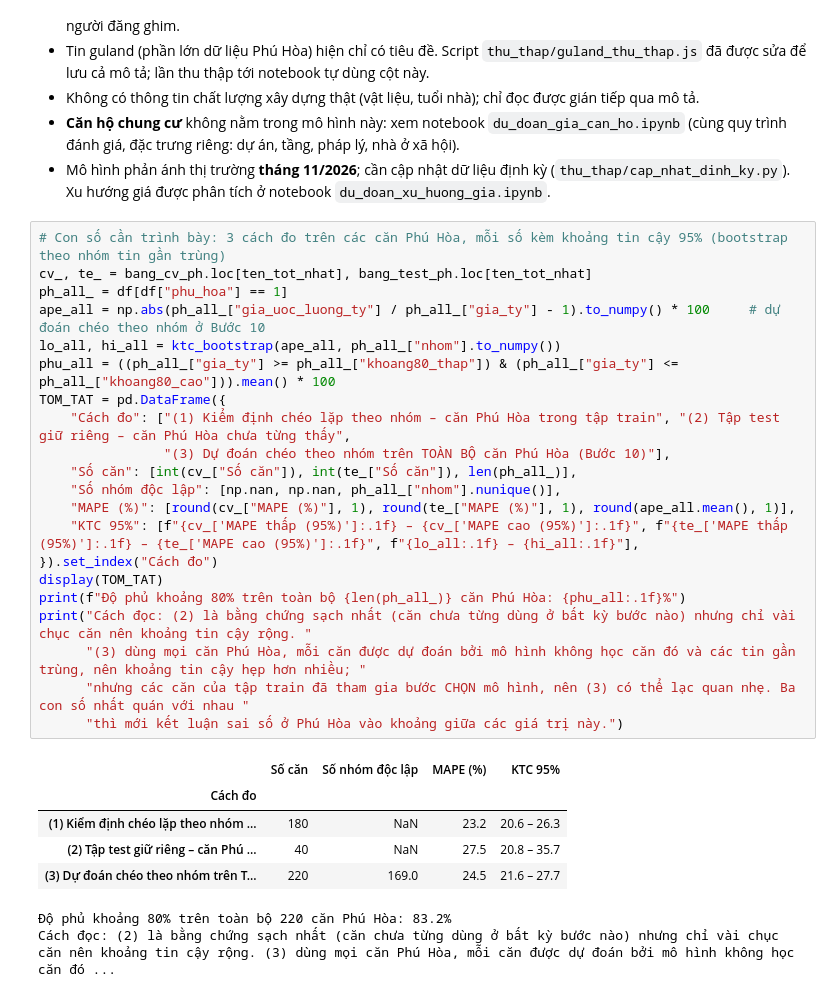
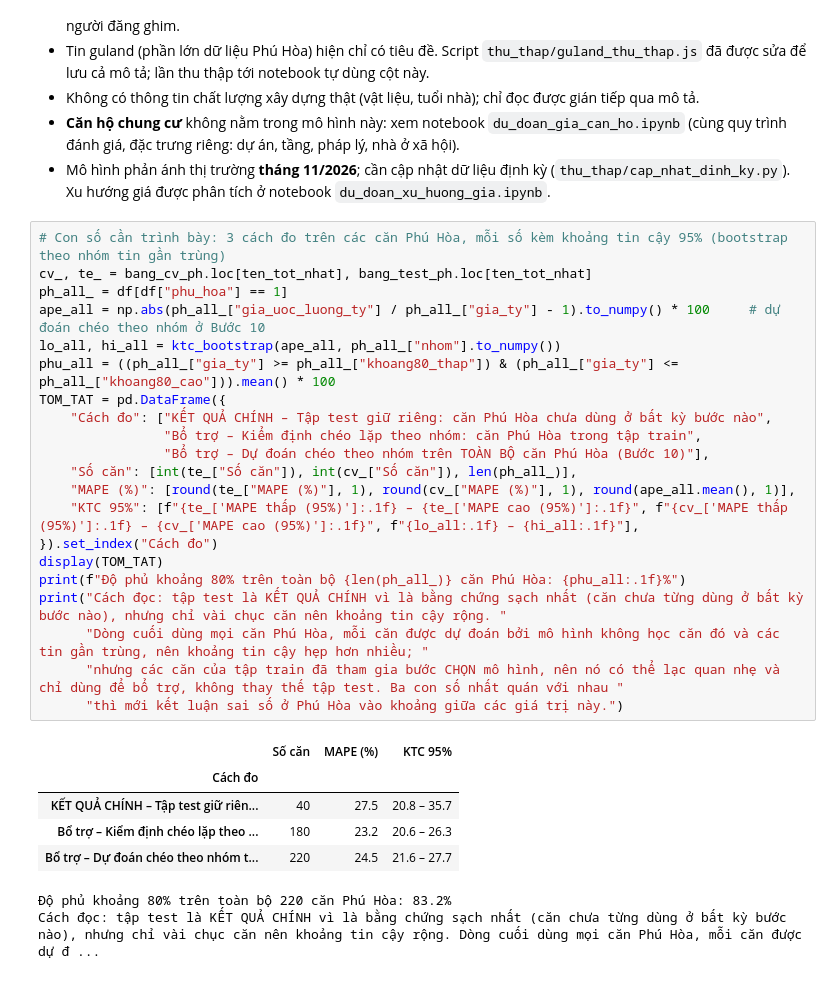
Before and after one commit to 2324801030095-cloud/Project_Du-doan-gia-nha, a Jupyter notebook: notebooks/2324801030095.ipynb, the cells around one changed output. Saved outputs shown, nothing was run; the diff lists cells and outputs as text.

```diff
--- a/notebooks/2324801030095.ipynb
+++ b/notebooks/2324801030095.ipynb
@@ -1133,29 +1157,29 @@ pd.DataFrame({k: du_doan_gia(**v) for k, v in vi_du.items()}).T
 # %%
 # Con số cần trình bày: 3 cách đo trên các căn Phú Hòa, mỗi số kèm khoảng tin cậy 95% (bootstrap theo nhóm tin gần trùng)
 cv_, te_ = bang_cv_ph.loc[ten_tot_nhat], bang_test_ph.loc[ten_tot_nhat]
 ph_all_ = df[df["phu_hoa"] == 1]
 ape_all = np.abs(ph_all_["gia_uoc_luong_ty"] / ph_all_["gia_ty"] - 1).to_numpy() * 100     # dự đoán chéo theo nhóm ở Bước 10
 lo_all, hi_all = ktc_bootstrap(ape_all, ph_all_["nhom"].to_numpy())
 phu_all = ((ph_all_["gia_ty"] >= ph_all_["khoang80_thap"]) & (ph_all_["gia_ty"] <= ph_all_["khoang80_cao"])).mean() * 100
 TOM_TAT = pd.DataFrame({
-    "Cách đo": ["(1) Kiểm định chéo lặp theo nhóm – căn Phú Hòa trong tập train", "(2) Tập test giữ riêng – căn Phú Hòa chưa từng thấy",
-                "(3) Dự đoán chéo theo nhóm trên TOÀN BỘ căn Phú Hòa (Bước 10)"],
-    "Số căn": [int(cv_["Số căn"]), int(te_["Số căn"]), len(ph_all_)],
-    "Số nhóm độc lập": [np.nan, np.nan, ph_all_["nhom"].nunique()],
-    "MAPE (%)": [round(cv_["MAPE (%)"], 1), round(te_["MAPE (%)"], 1), round(ape_all.mean(), 1)],
-    "KTC 95%": [f"{cv_['MAPE thấp (95%)']:.1f} – {cv_['MAPE cao (95%)']:.1f}", f"{te_['MAPE thấp (95%)']:.1f} – {te_['MAPE cao (95%)']:.1f}", f"{lo_all:.1f} – {hi_all:.1f}"],
+    "Cách đo": ["KẾT QUẢ CHÍNH – Tập test giữ riêng: căn Phú Hòa chưa dùng ở bất kỳ bước nào",
+                "Bổ trợ – Kiểm định chéo lặp theo nhóm: căn Phú Hòa trong tập train",
+                "Bổ trợ – Dự đoán chéo theo nhóm trên TOÀN BỘ căn Phú Hòa (Bước 10)"],
+    "Số căn": [int(te_["Số căn"]), int(cv_["Số căn"]), len(ph_all_)],
+    "MAPE (%)": [round(te_["MAPE (%)"], 1), round(cv_["MAPE (%)"], 1), round(ape_all.mean(), 1)],
+    "KTC 95%": [f"{te_['MAPE thấp (95%)']:.1f} – {te_['MAPE cao (95%)']:.1f}", f"{cv_['MAPE thấp (95%)']:.1f} – {cv_['MAPE cao (95%)']:.1f}", f"{lo_all:.1f} – {hi_all:.1f}"],
 }).set_index("Cách đo")
 display(TOM_TAT)
 print(f"Độ phủ khoảng 80% trên toàn bộ {len(ph_all_)} căn Phú Hòa: {phu_all:.1f}%")
-print("Cách đọc: (2) là bằng chứng sạch nhất (căn chưa từng dùng ở bất kỳ bước nào) nhưng chỉ vài chục căn nên khoảng tin cậy rộng. "
-      "(3) dùng mọi căn Phú Hòa, mỗi căn được dự đoán bởi mô hình không học căn đó và các tin gần trùng, nên khoảng tin cậy hẹp hơn nhiều; "
-      "nhưng các căn của tập train đã tham gia bước CHỌN mô hình, nên (3) có thể lạc quan nhẹ. Ba con số nhất quán với nhau "
+print("Cách đọc: tập test là KẾT QUẢ CHÍNH vì là bằng chứng sạch nhất (căn chưa từng dùng ở bất kỳ bước nào), nhưng chỉ vài chục căn nên khoảng tin cậy rộng. "
+      "Dòng cuối dùng mọi căn Phú Hòa, mỗi căn được dự đoán bởi mô hình không học căn đó và các tin gần trùng, nên khoảng tin cậy hẹp hơn nhiều; "
+      "nhưng các căn của tập train đã tham gia bước CHỌN mô hình, nên nó có thể lạc quan nhẹ và chỉ dùng để bổ trợ, không thay thế tập test. Ba con số nhất quán với nhau "
       "thì mới kết luận sai số ở Phú Hòa vào khoảng giữa các giá trị này.")
 # %% [output]
-|  | Số căn | Số nhóm độc lập | MAPE (%) | KTC 95% |
-| Cách đo |  |  |  |  |
-| (1) Kiểm định chéo lặp theo nhóm ... | 180 | NaN | 23.2 | 20.6 – 26.3 |
-| (2) Tập test giữ riêng – căn Phú ... | 40 | NaN | 27.5 | 20.8 – 35.7 |
-| (3) Dự đoán chéo theo nhóm trên T... | 220 | 169.0 | 24.5 | 21.6 – 27.7 |
+|  | Số căn | MAPE (%) | KTC 95% |
+| Cách đo |  |  |  |
+| KẾT QUẢ CHÍNH – Tập test giữ riên... | 40 | 27.5 | 20.8 – 35.7 |
+| Bổ trợ – Kiểm định chéo lặp theo ... | 180 | 23.2 | 20.6 – 26.3 |
+| Bổ trợ – Dự đoán chéo theo nhóm t... | 220 | 24.5 | 21.6 – 27.7 |
 Độ phủ khoảng 80% trên toàn bộ 220 căn Phú Hòa: 83.2%
-Cách đọc: (2) là bằng chứng sạch nhất (căn chưa từng dùng ở bất kỳ bước nào) nhưng chỉ vài chục căn nên khoảng tin cậy rộng. (3) dùng mọi căn Phú Hòa, mỗi căn được dự đoán bởi mô hình không học căn đó ...
+Cách đọc: tập test là KẾT QUẢ CHÍNH vì là bằng chứng sạch nhất (căn chưa từng dùng ở bất kỳ bước nào), nhưng chỉ vài chục căn nên khoảng tin cậy rộng. Dòng cuối dùng mọi căn Phú Hòa, mỗi căn được dự đ ...
```
Also changed, not shown: parts of 2 cells of this notebook, 5 other files.
